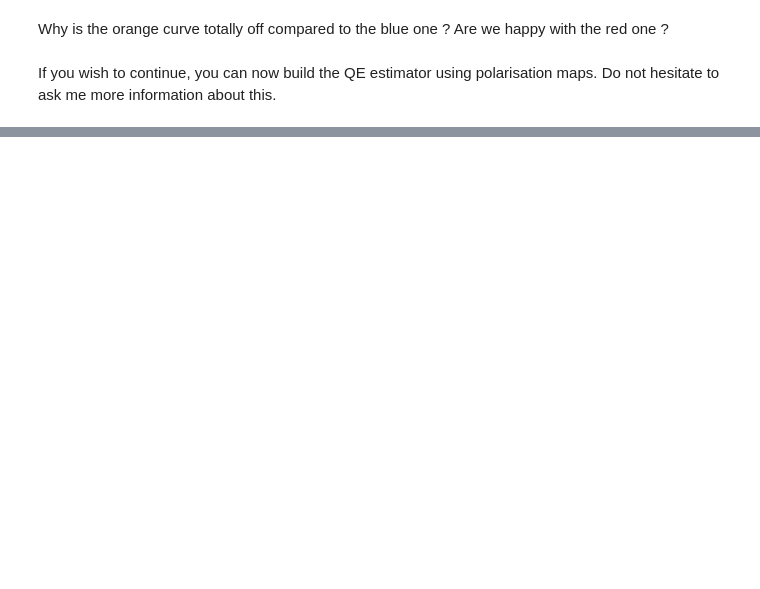
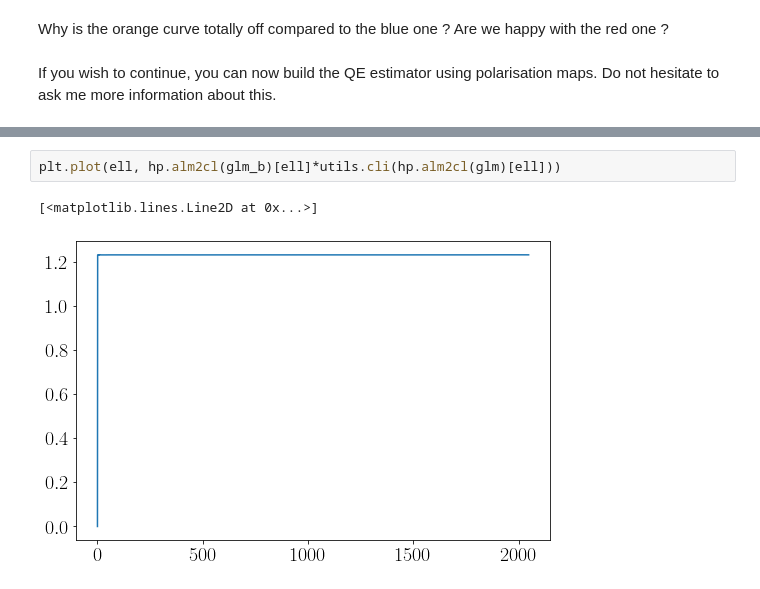
Before and after one commit to carronj/plancklens, a Jupyter notebook: tutorial/tuto_QE.ipynb, the cells around one changed output, grey strips where cells are left out. Cells and saved outputs as stored; diff of their text form; blank space fills up the shorter version.

```diff
--- a/tutorial/tuto_QE.ipynb
+++ b/tutorial/tuto_QE.ipynb
@@ -458,0 +480,5 @@ If you wish to continue, you can now build the QE estimator using polarisation m
+# %%
+plt.plot(ell, hp.alm2cl(glm_b)[ell]*utils.cli(hp.alm2cl(glm)[ell]))
+# %% [output]
+[<matplotlib.lines.Line2D at 0x...>]
+[figure, added]
```
Also changed, not shown: parts of 10 cells of this notebook.
